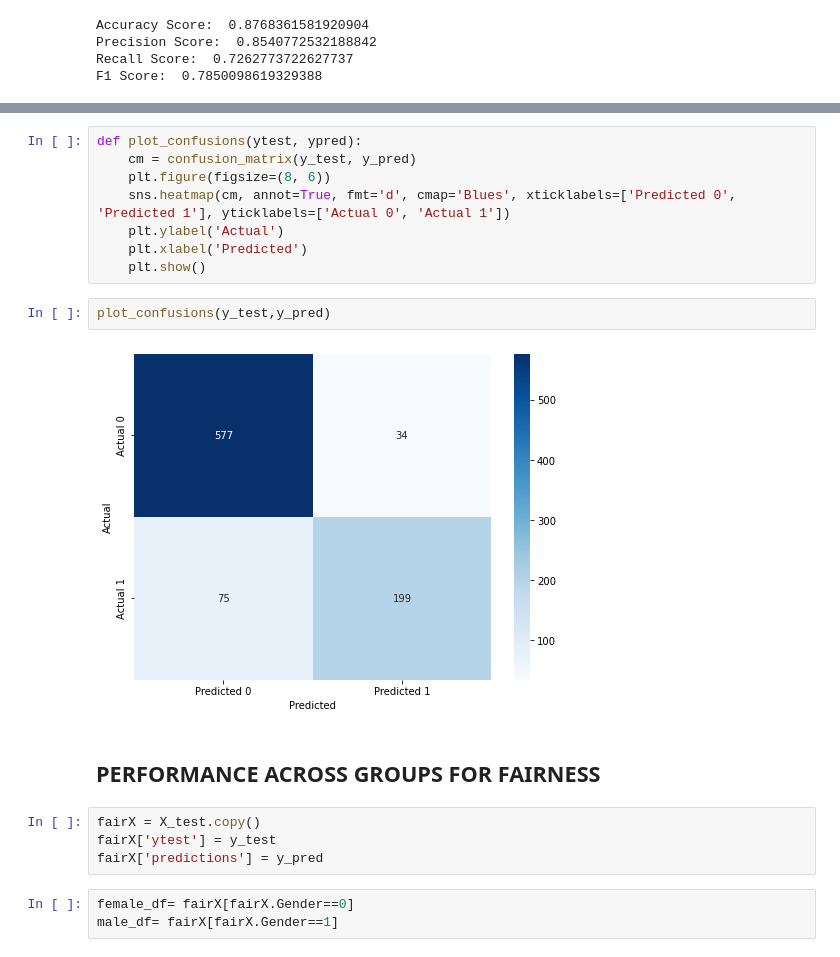
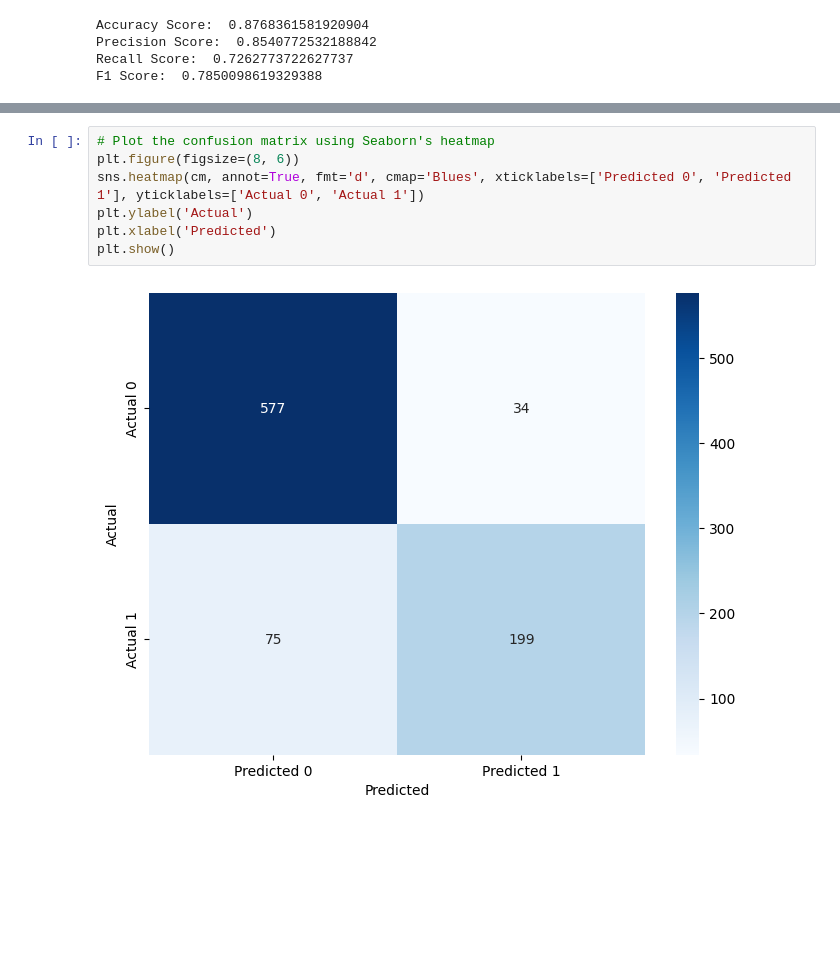
Before and after one commit to KANUBALAD/ML-Fairness-in-School-DropOut-, a Jupyter notebook: Notebooks/ML_Logistic_regression.ipynb, the cells around one changed output, grey strips where cells are left out. Drawn from its saved outputs; the diff is of its cells as text; blank space fills up the shorter version.

```diff
--- a/Notebooks/ML_Logistic_regression.ipynb
+++ b/Notebooks/ML_Logistic_regression.ipynb
@@ -148,21 +159,9 @@ F1 Score:  0.7850098619329388
 # %%
-def plot_confusions(ytest, ypred):
-    cm = confusion_matrix(y_test, y_pred)
-    plt.figure(figsize=(8, 6))
-    sns.heatmap(cm, annot=True, fmt='d', cmap='Blues', xticklabels=['Predicted 0', 'Predicted 1'], yticklabels=['Actual 0', 'Actual 1'])
-    plt.ylabel('Actual')
-    plt.xlabel('Predicted')
-    plt.show()
+# Plot the confusion matrix using Seaborn's heatmap
+plt.figure(figsize=(8, 6))
+sns.heatmap(cm, annot=True, fmt='d', cmap='Blues', xticklabels=['Predicted 0', 'Predicted 1'], yticklabels=['Actual 0', 'Actual 1'])
+plt.ylabel('Actual')
+plt.xlabel('Predicted')
+plt.show()
+# %% [output]
+[figure, added]
-# %%
-plot_confusions(y_test,y_pred)
-# %% [output]
-[figure, removed]
-# %% [markdown]
-## PERFORMANCE ACROSS GROUPS FOR FAIRNESS
-# %%
-fairX = X_test.copy()
-fairX['ytest'] = y_test
-fairX['predictions'] = y_pred
-# %%
-female_df= fairX[fairX.Gender==0]
-male_df= fairX[fairX.Gender==1]
```
Also changed, not shown: parts of 14 cells of this notebook.
